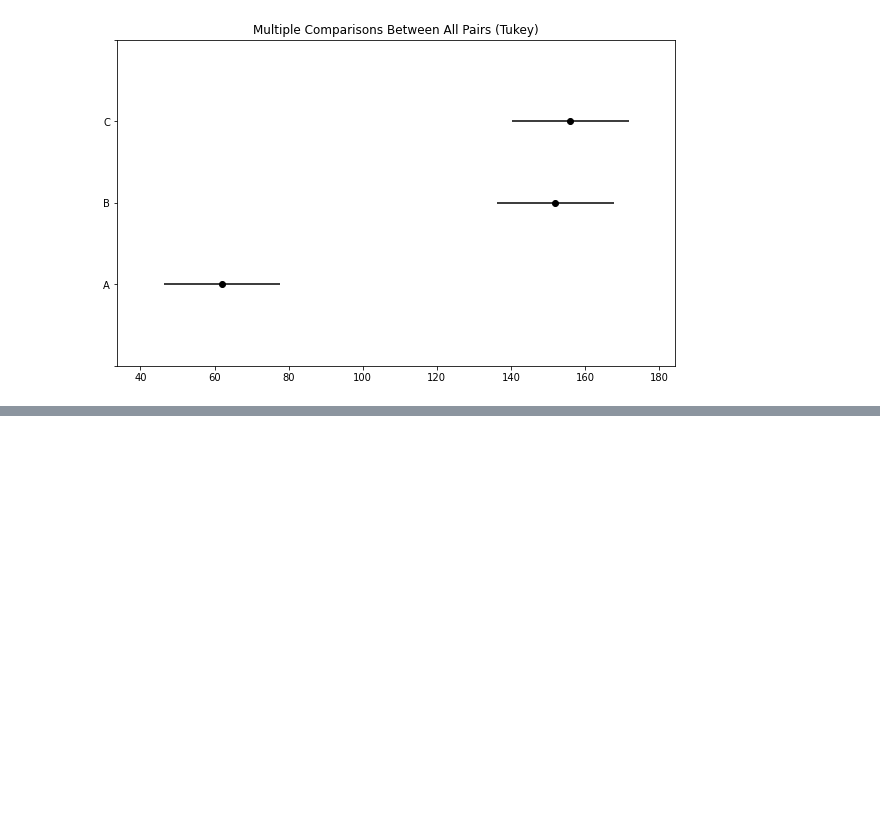
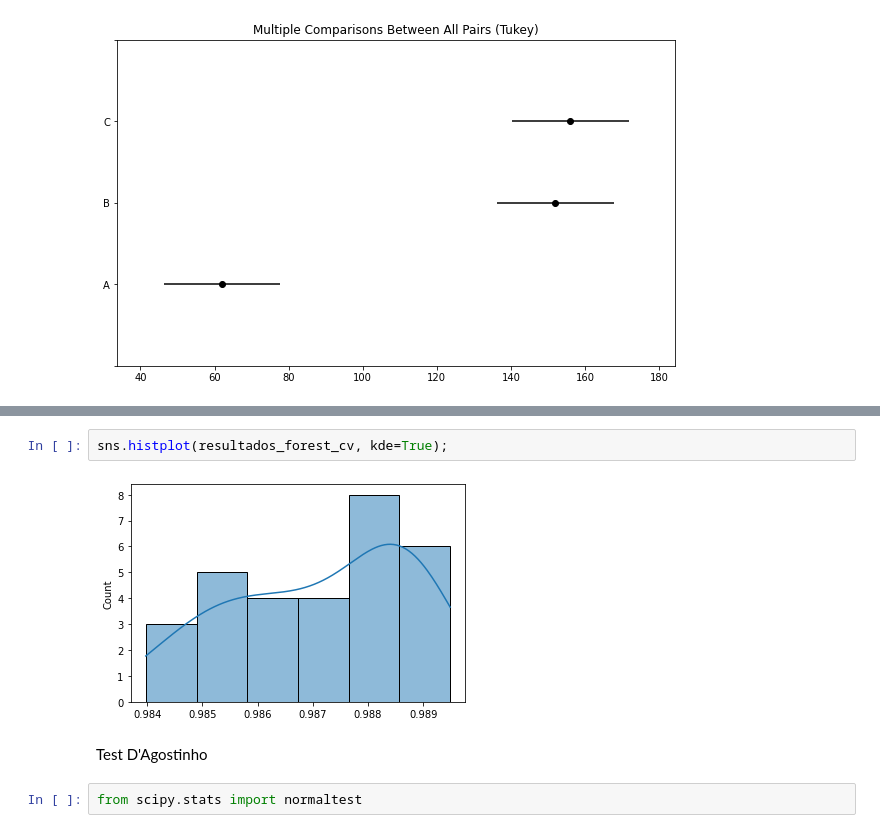
Before and after one commit to miller00315/estatistica_machine_learning, a Jupyter notebook: teste_hipotese.ipynb, the cells around one changed output, grey strips where cells are left out. Drawn from its saved outputs; the diff is of its cells as text; blank space fills up the shorter version.

```diff
--- a/teste_hipotese.ipynb
+++ b/teste_hipotese.ipynb
@@ -406,0 +514,8 @@ test.plot_simultaneous();
+# %%
+sns.histplot(resultados_forest_cv, kde=True);
+# %% [output]
+[figure, added]
+# %% [markdown]
+Test D'Agostinho
+# %%
+from scipy.stats import normaltest
```
Also changed, not shown: parts of 24 cells of this notebook.
